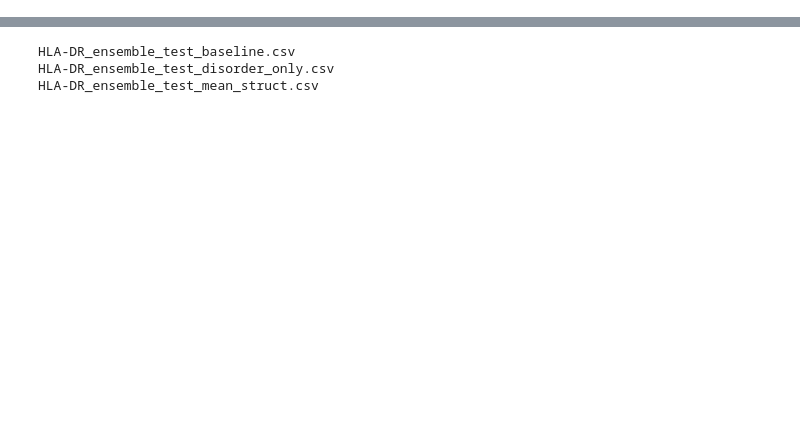
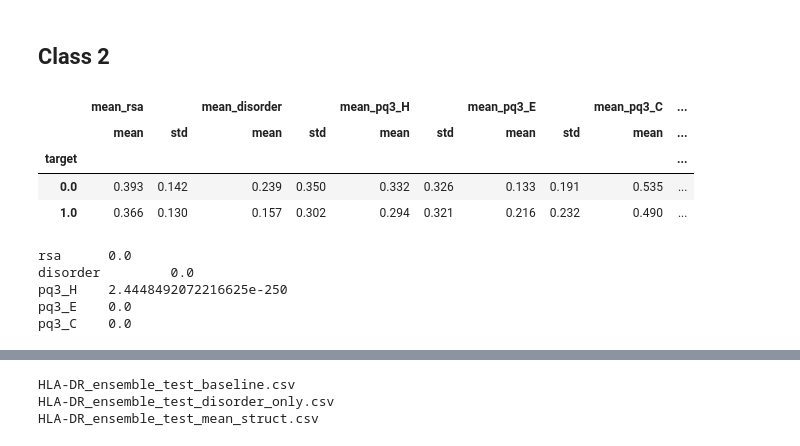
Before and after one commit to richieYT-wan/PyNNalign, a Jupyter notebook: notebooks/250218_StructAllResults.ipynb, the cells around one changed output, grey strips where cells are left out. Cells and saved outputs as stored; diff of their text form; code cells hidden in the pictures; blank space fills up the shorter version.

```diff
--- a/notebooks/250218_StructAllResults.ipynb
+++ b/notebooks/250218_StructAllResults.ipynb
@@ -36,0 +115,22 @@ The autoreload extension is already loaded. To reload it, use:
+# %% [markdown]
+## Class 2
+# %%
+from scipy.stats import ttest_ind
+gb = train_2.drop(columns=fcols).groupby(['target'])[[f'mean_{c}' for c in fcols]].describe()
+display(gb.drop(columns=[x for x in gb.columns if x[1] not in ['mean', 'std']]).round(3))
+pos = train_2.query('target==1')
+neg = train_2.query('target!=1')
+for c in fcols:
+    alt = 'greater' if pos[f'mean_{c}'].mean()>neg[f'mean_{c}'].mean() else 'less'
+    print(c, '\t', ttest_ind(pos[f'mean_{c}'].values, neg[f'mean_{c}'].values, alternative=alt, equal_var=False).pvalue)
+# %% [output]
+|  | mean_rsa |  | mean_disorder |  | mean_pq3_H |  | mean_pq3_E |  | mean_pq3_C | ... |
+|  | mean | std | mean | std | mean | std | mean | std | mean | ... |
+| target |  |  |  |  |  |  |  |  |  | ... |
+| 0.0 | 0.393 | 0.142 | 0.239 | 0.350 | 0.332 | 0.326 | 0.133 | 0.191 | 0.535 | ... |
+| 1.0 | 0.366 | 0.130 | 0.157 | 0.302 | 0.294 | 0.321 | 0.216 | 0.232 | 0.490 | ... |
+rsa      0.0
+disorder         0.0
+pq3_H    2.4448492072216625e-250
+pq3_E    0.0
+pq3_C    0.0
```
Also changed, not shown: parts of 29 cells of this notebook, 7 other files.
